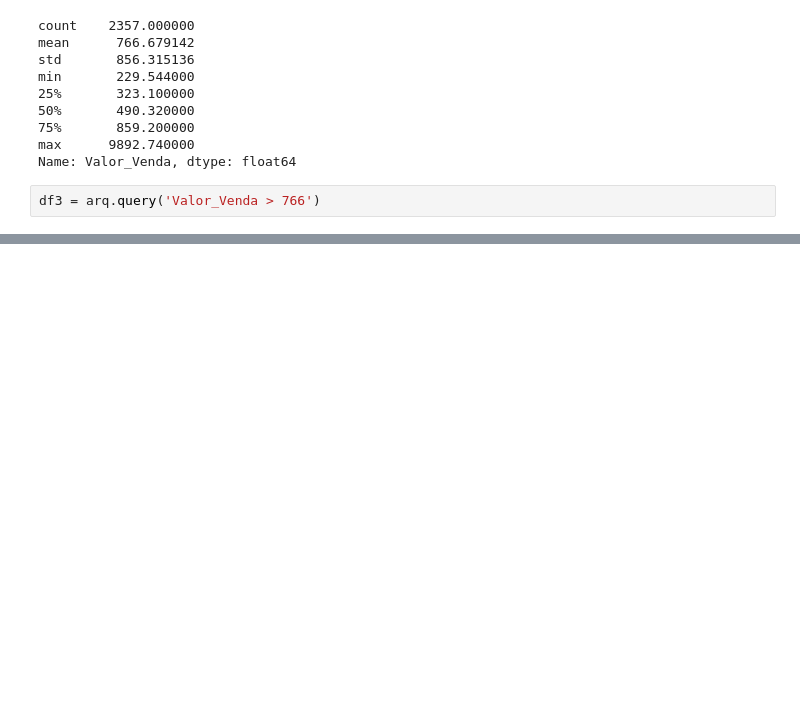
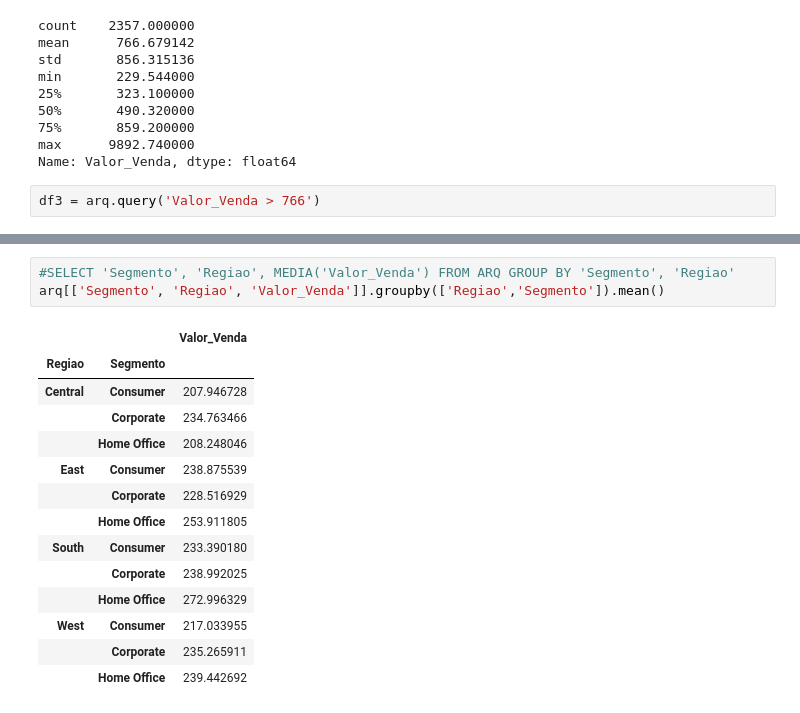
Before and after one commit to Kadu96/DSA-Intro_Python_Analitcs, a Jupyter notebook: PythonDSA/Cap10/Pandas.ipynb, the cells around one changed output, grey strips where cells are left out. Cells and saved outputs as stored; diff of their text form; blank space fills up the shorter version.

```diff
--- a/PythonDSA/Cap10/Pandas.ipynb
+++ b/PythonDSA/Cap10/Pandas.ipynb
@@ -207,0 +226,18 @@ df3.head()
+# %%
+#SELECT 'Segmento', 'Regiao', MEDIA('Valor_Venda') FROM ARQ GROUP BY 'Segmento', 'Regiao'
+arq[['Segmento', 'Regiao', 'Valor_Venda']].groupby(['Regiao','Segmento']).mean()
+# %% [output]
+|  |  | Valor_Venda |
+| Regiao | Segmento |  |
+| Central | Consumer | 207.946728 |
+|  | Corporate | 234.763466 |
+|  | Home Office | 208.248046 |
+| East | Consumer | 238.875539 |
+|  | Corporate | 228.516929 |
+|  | Home Office | 253.911805 |
+| South | Consumer | 233.390180 |
+|  | Corporate | 238.992025 |
+|  | Home Office | 272.996329 |
+| West | Consumer | 217.033955 |
+|  | Corporate | 235.265911 |
+|  | Home Office | 239.442692 |
```
Also changed, not shown: parts of 4 cells of this notebook.
